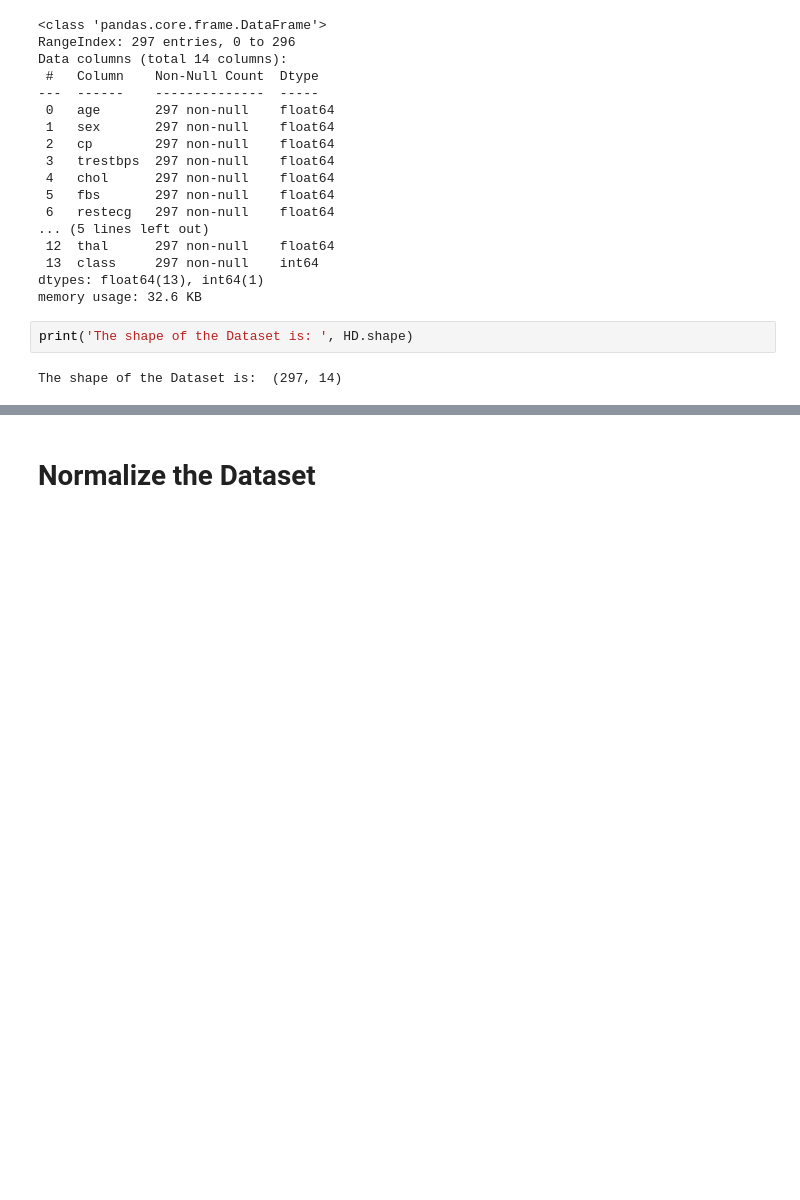
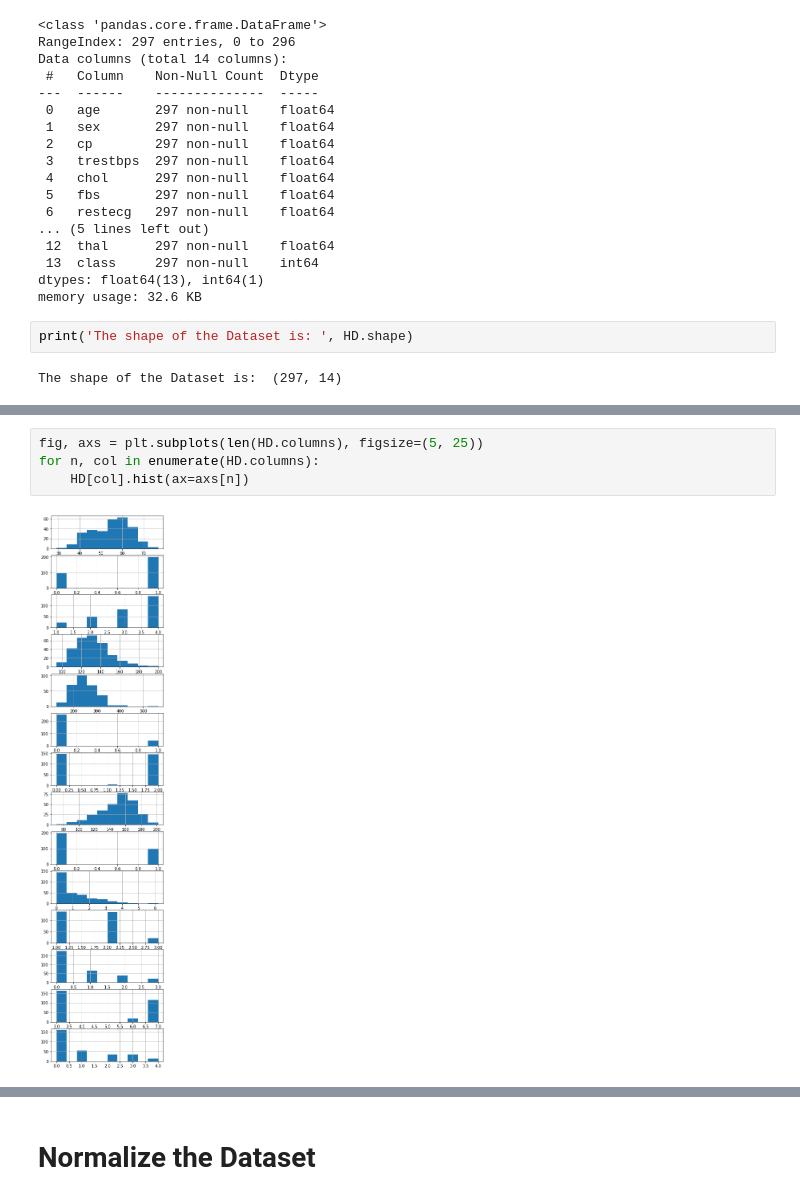
Before and after one commit to Liomat97/Machine-Learning, a Jupyter notebook: Test.ipynb, the cells around one changed output, grey strips where cells are left out. Cells and saved outputs as stored; diff of their text form; blank space fills up the shorter version.

```diff
--- a/Test.ipynb
+++ b/Test.ipynb
@@ -83,3 +83,9 @@ corr_matrix.style.background_gradient(cmap='YlOrRd')
 | ca | 0.362210 | 0.091925 | 0.235644 | 0.097954 | 0.115945 | 0.152086 | 0.129021 | -0.268727 | 0.148232 | 0.294452 | 0.109761 | ... |
 | thal | 0.126586 | 0.383652 | 0.268500 | 0.138183 | 0.010859 | 0.062209 | 0.018795 | -0.274831 | 0.326927 | 0.344976 | 0.279688 | ... |
 | class | 0.222156 | 0.226797 | 0.404248 | 0.159620 | 0.066448 | 0.049040 | 0.184136 | -0.420639 | 0.391613 | 0.501461 | 0.374689 | ... |
+# %%
+fig, axs = plt.subplots(len(HD.columns), figsize=(5, 25))
+for n, col in enumerate(HD.columns):
+    HD[col].hist(ax=axs[n])
+# %% [output]
+[figure, added]
```
Also changed, not shown: parts of 28 cells of this notebook.
